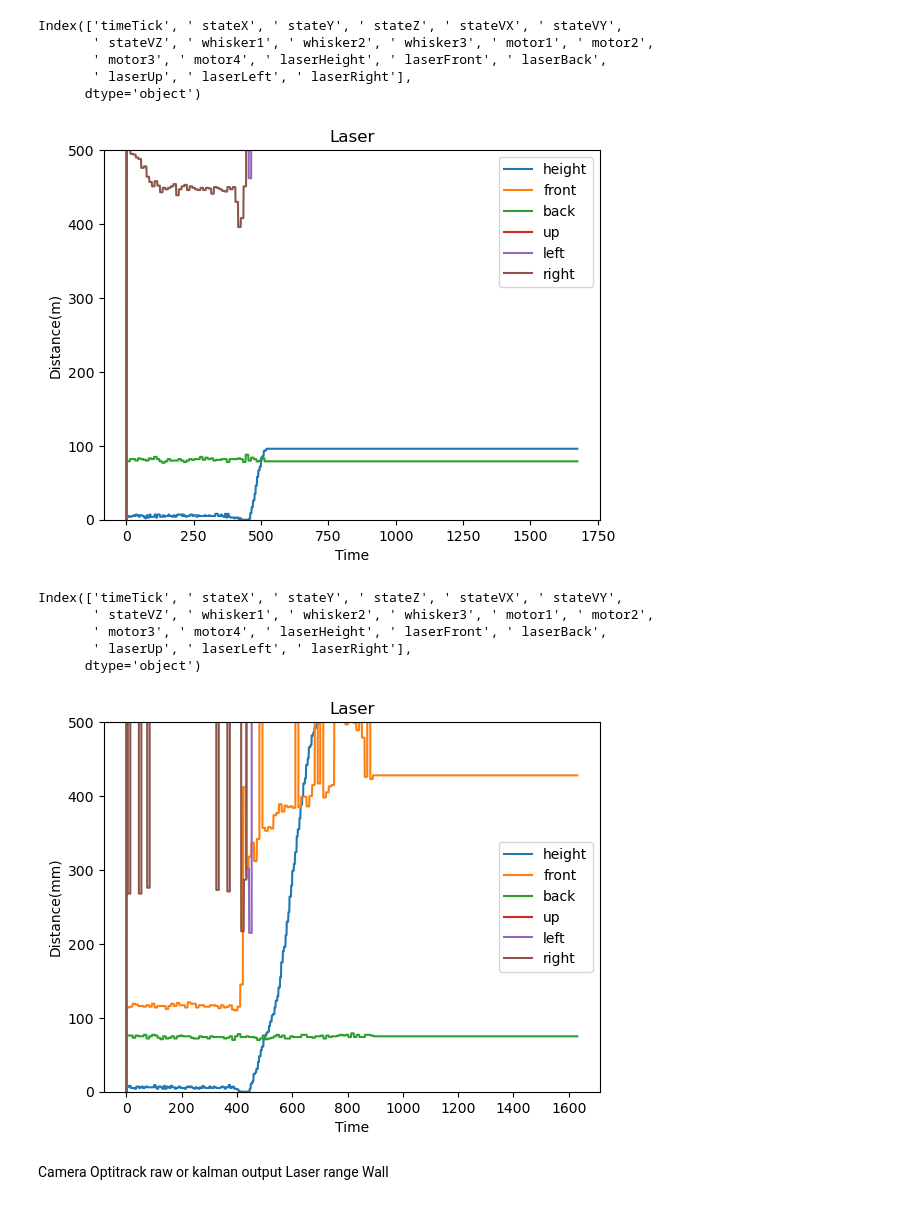
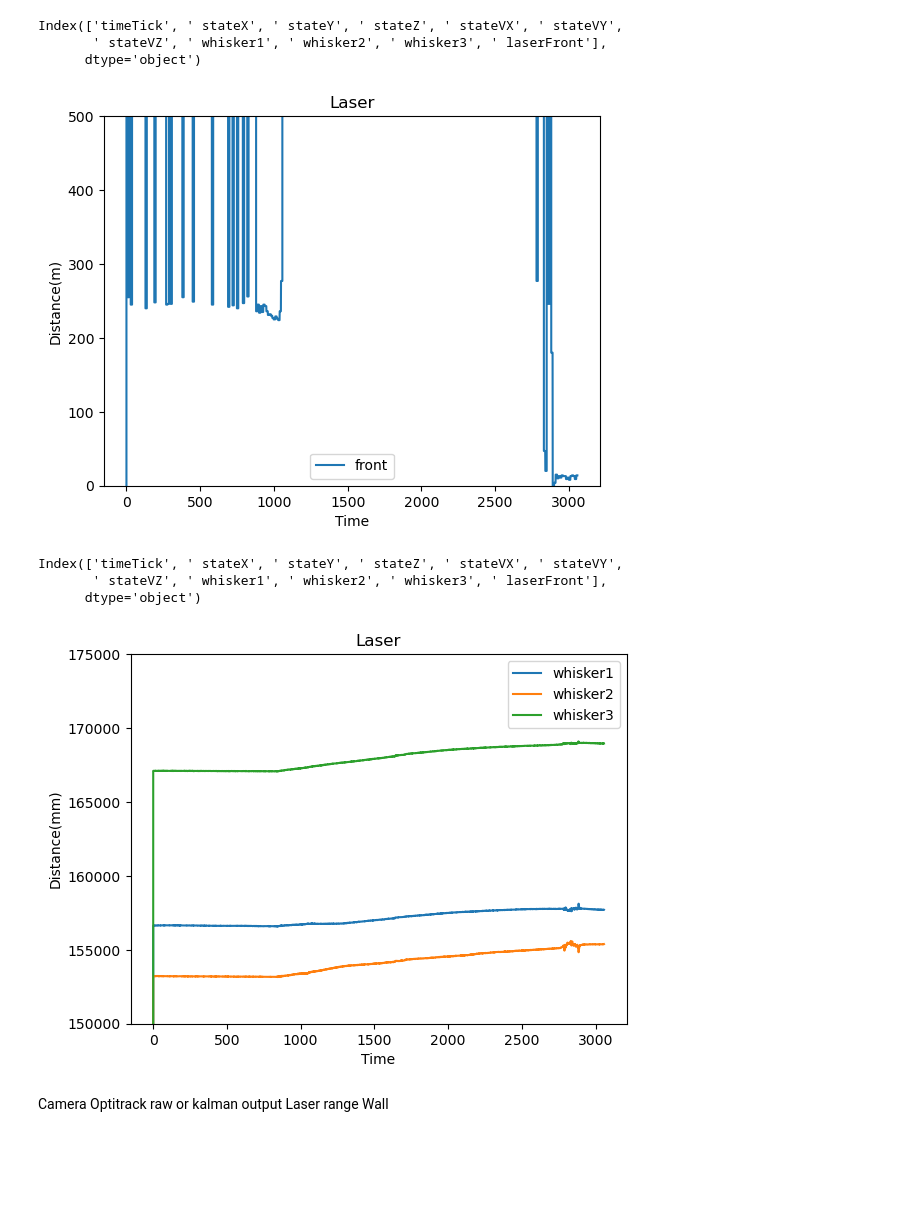
Before and after one commit to TacYee/autonomous-fly, a Jupyter notebook: Optitrack/plotter.ipynb, the cells around one changed output. Saved outputs shown, nothing was run; the diff lists cells and outputs as text; code cells hidden in the pictures; blank space fills up the shorter version.

```diff
--- a/Optitrack/plotter.ipynb
+++ b/Optitrack/plotter.ipynb
@@ -62,17 +61,12 @@ plt.show()
 # %%
-csv_file = 'data/20240116/2024-01-17+12:25:27+optitrackstate.csv'
+csv_file = 'data/20240118/2024-01-18+18:05:24+optitrackstate.csv'
 df = pd.read_csv(csv_file)
 
 # 将第一列设置为时间索引
 
 print(df.columns)
 # 绘制图表
-plt.plot(df[' laserHeight'],label='height')
 plt.plot(df[' laserFront'],label='front')
-plt.plot(df[' laserBack'],label='back')
-plt.plot(df[' laserUp'],label='up')
-plt.plot(df[' laserLeft'],label='left')
-plt.plot(df[' laserRight'],label='right')
 plt.legend()
 plt.xlabel('Time')
 plt.ylabel('Distance(m)')
@@ -81,38 +75,31 @@ plt.title('Laser')
 plt.show()
 # %% [output]
 Index(['timeTick', ' stateX', ' stateY', ' stateZ', ' stateVX', ' stateVY',
-       ' stateVZ', ' whisker1', ' whisker2', ' whisker3', ' motor1', ' motor2',
-       ' motor3', ' motor4', ' laserHeight', ' laserFront', ' laserBack',
-       ' laserUp', ' laserLeft', ' laserRight'],
+       ' stateVZ', ' whisker1', ' whisker2', ' whisker3', ' laserFront'],
       dtype='object')
-[figure, old version]
+[figure, new version]
 # %%
-csv_file = 'data/20240116/2024-01-17+12:34:00+optitrackstate.csv'
+csv_file = 'data/20240118/2024-01-18+18:05:24+optitrackstate.csv'
 df = pd.read_csv(csv_file)
 
 # 将第一列设置为时间索引
 
 print(df.columns)
 # 绘制图表
-plt.plot(df[' laserHeight'],label='height')
-plt.plot(df[' laserFront'],label='front')
-plt.plot(df[' laserBack'],label='back')
-plt.plot(df[' laserUp'],label='up')
-plt.plot(df[' laserLeft'],label='left')
-plt.plot(df[' laserRight'],label='right')
+plt.plot(df[' whisker1'],label='whisker1')
+plt.plot(df[' whisker2'],label='whisker2')
+plt.plot(df[' whisker3'],label='whisker3')
 plt.legend()
 plt.xlabel('Time')
 plt.ylabel('Distance(mm)')
-plt.ylim(0, 500)
+plt.ylim(150000, 175000)
 plt.title('Laser')
 plt.show()
 # %% [output]
 Index(['timeTick', ' stateX', ' stateY', ' stateZ', ' stateVX', ' stateVY',
-       ' stateVZ', ' whisker1', ' whisker2', ' whisker3', ' motor1', ' motor2',
-       ' motor3', ' motor4', ' laserHeight', ' laserFront', ' laserBack',
-       ' laserUp', ' laserLeft', ' laserRight'],
+       ' stateVZ', ' whisker1', ' whisker2', ' whisker3', ' laserFront'],
       dtype='object')
-[figure, old version]
+[figure, new version]
 # %% [markdown]
 Camera
 Optitrack raw or kalman output
```
Also changed, not shown: parts of 4 cells of this notebook, 1 other file.
